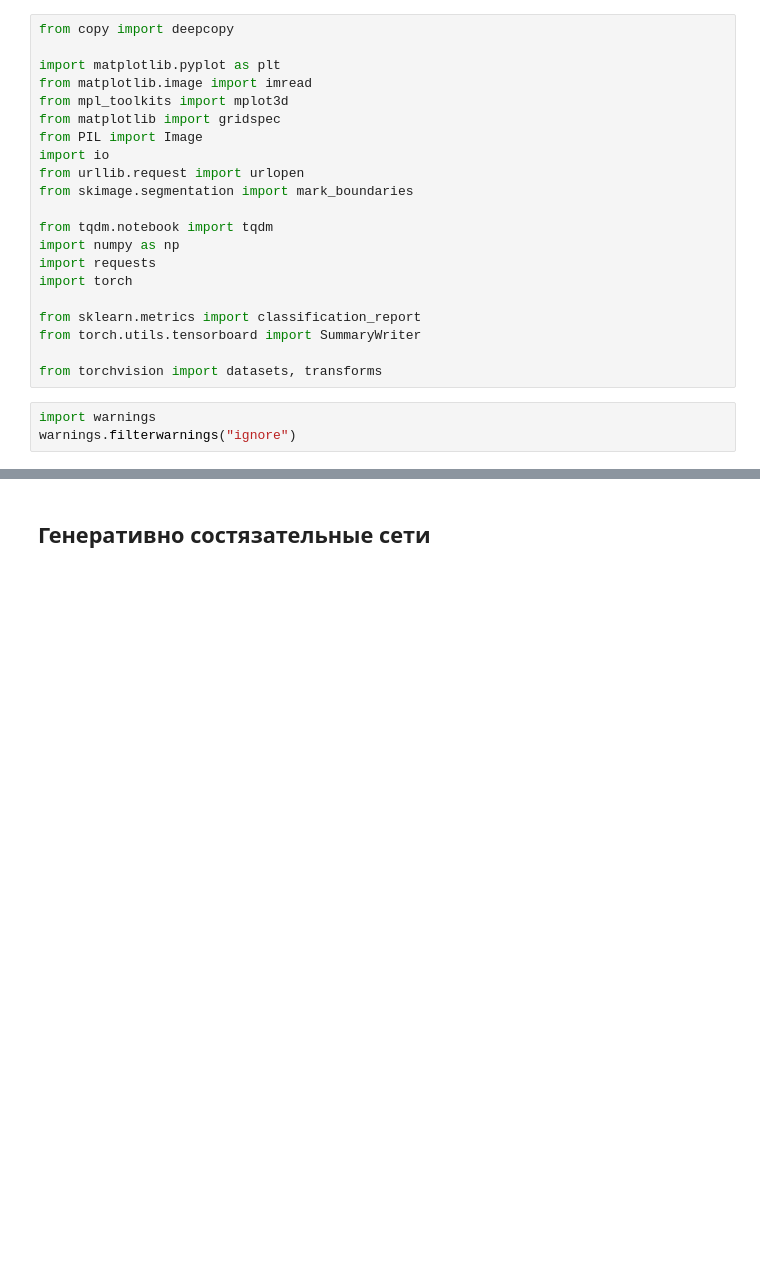
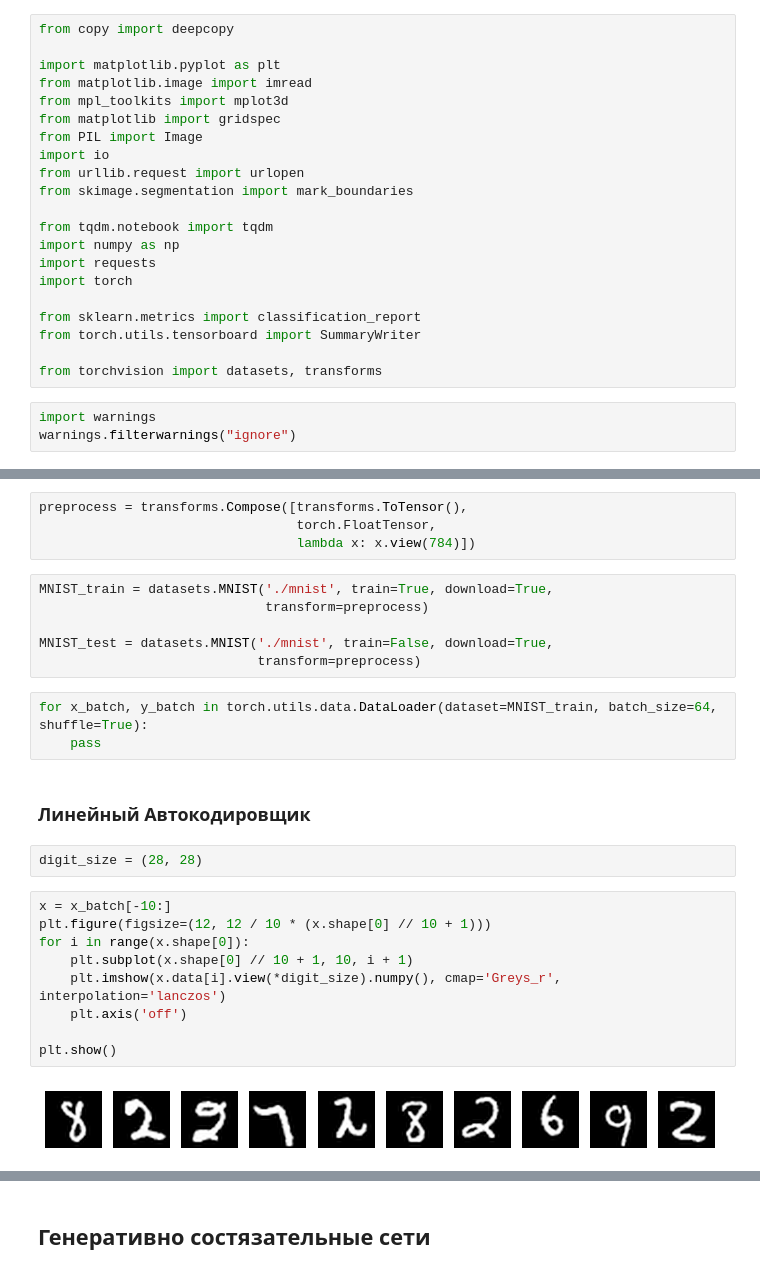
Before and after one commit to andriygav/MachineLearningSeminars, a Jupyter notebook: sem16/main.ipynb, the cells around one changed output, grey strips where cells are left out. Cells and saved outputs as stored; diff of their text form; blank space fills up the shorter version.

```diff
--- a/sem16/main.ipynb
+++ b/sem16/main.ipynb
@@ -28,0 +31,28 @@ warnings.filterwarnings("ignore")
+# %%
+preprocess = transforms.Compose([transforms.ToTensor(),
+                                 torch.FloatTensor,
+                                 lambda x: x.view(784)])
+# %%
+MNIST_train = datasets.MNIST('./mnist', train=True, download=True,
+                             transform=preprocess)
+
+MNIST_test = datasets.MNIST('./mnist', train=False, download=True,
+                            transform=preprocess)
+# %%
+for x_batch, y_batch in torch.utils.data.DataLoader(dataset=MNIST_train, batch_size=64, shuffle=True):
+    pass
+# %% [markdown]
+### Линейный Автокодировщик
+# %%
+digit_size = (28, 28)
+# %%
+x = x_batch[-10:]
+plt.figure(figsize=(12, 12 / 10 * (x.shape[0] // 10 + 1)))
+for i in range(x.shape[0]):
+    plt.subplot(x.shape[0] // 10 + 1, 10, i + 1)
+    plt.imshow(x.data[i].view(*digit_size).numpy(), cmap='Greys_r', interpolation='lanczos')
+    plt.axis('off')
+
+plt.show()
+# %% [output]
+[figure, added]
```
Also changed, not shown: parts of 29 cells of this notebook.
